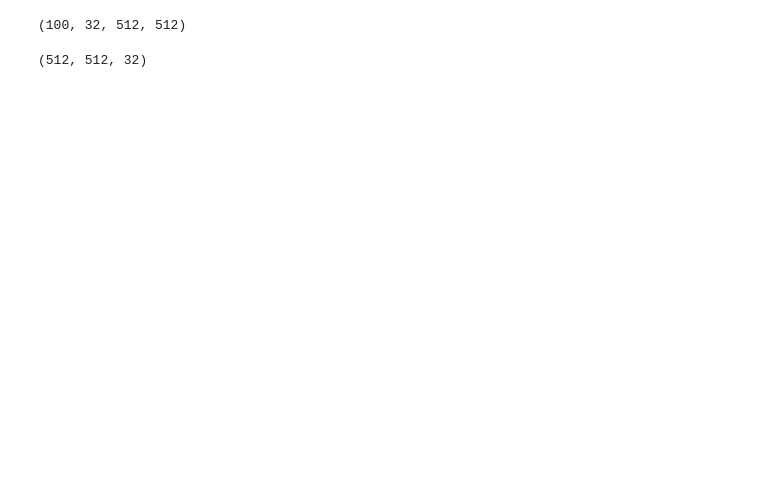
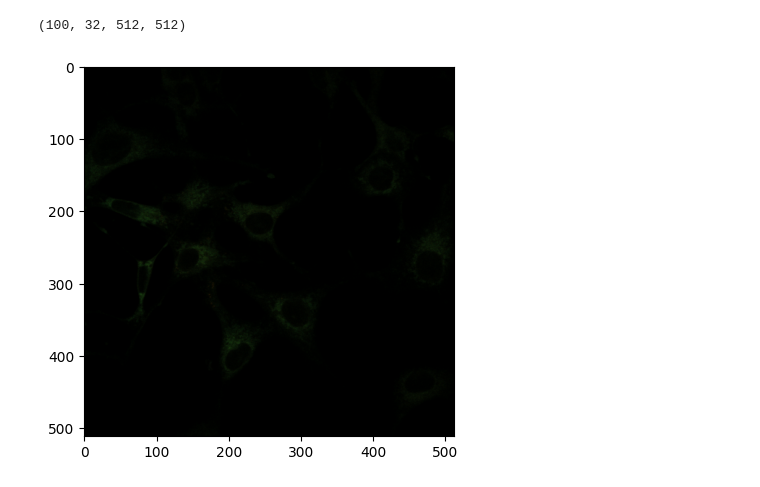
Before and after one commit to arteys/PyLSM, a Jupyter notebook: pyLSM_TL.ipynb, the cells around one changed output. Saved outputs shown, nothing was run; the diff lists cells and outputs as text; code cells hidden in the pictures; blank space fills up the shorter version.

```diff
--- a/pyLSM_TL.ipynb
+++ b/pyLSM_TL.ipynb
@@ -119,7 +119,7 @@ def toClipboardForExcel(array):
     clipboard.CloseClipboard()
 
 def channels_to_lambda(image, channel_array):
-    x,y,z = np.shape(image)
+    z,x,y = np.shape(image)
     single_image_size = [x,y]
     colored_image_array = np.zeros((z,x,y,3)).astype(int)
 
@@ -139,7 +139,7 @@ def channels_to_lambda(image, channel_array):
 
         # print(rgb_matrix_rgb[0,0], wavelength)
 
-        image_i = image[:,:,index]
+        image_i = image[index,:,:]
 
         rgb_colored_channel_r = np.multiply(rgb_matrix_r,image_i) #Multipling colored squares by gamma value
         rgb_colored_channel_g = np.multiply(rgb_matrix_g,image_i)
@@ -232,6 +232,10 @@ def automatic_brightness_and_contrast(image, clip_hist_percent=1):
     return (auto_result, alpha, beta)
 # %%
 path = "C:\\Users\\Modern\\Desktop\\Python\\LSM Test\\SM-33 405 lambda TL.tif"
+# %%
+wavelength_list = [423, 433, 443, 452, 462, 472, 481, 491, 501,
+              511, 520, 530, 540, 549, 559, 569, 579, 588, 598, 608,
+              617, 627, 637, 647, 656, 666, 676, 686, 695, 705, 715, 724]
 # %%
 image_raw = tf.imread(path)
 print(np.shape(image_raw))
@@ -247,5 +243,0 @@ javabridge.kill_vm()
-# %%
-DOMTree = xml.dom.minidom.parseString(metadata_raw)
-print(np.shape(image))
-# %% [output]
-(512, 512, 32)
@@ -254,0 +244,10 @@ with open('C:\\Users\\Modern\\Desktop\\Python\\LSM Test\\test.txt', 'w') as f:
+# %%
+image_i = image_raw[1,:,:,:]
+img = channels_to_lambda(image_i,wavelength_list)
+
+np.shape(img)
+
+imgplot = plt.imshow(img)
+plt.show()
+# %% [output]
+[figure, added]
```
Also changed, not shown: parts of 3 cells of this notebook.
